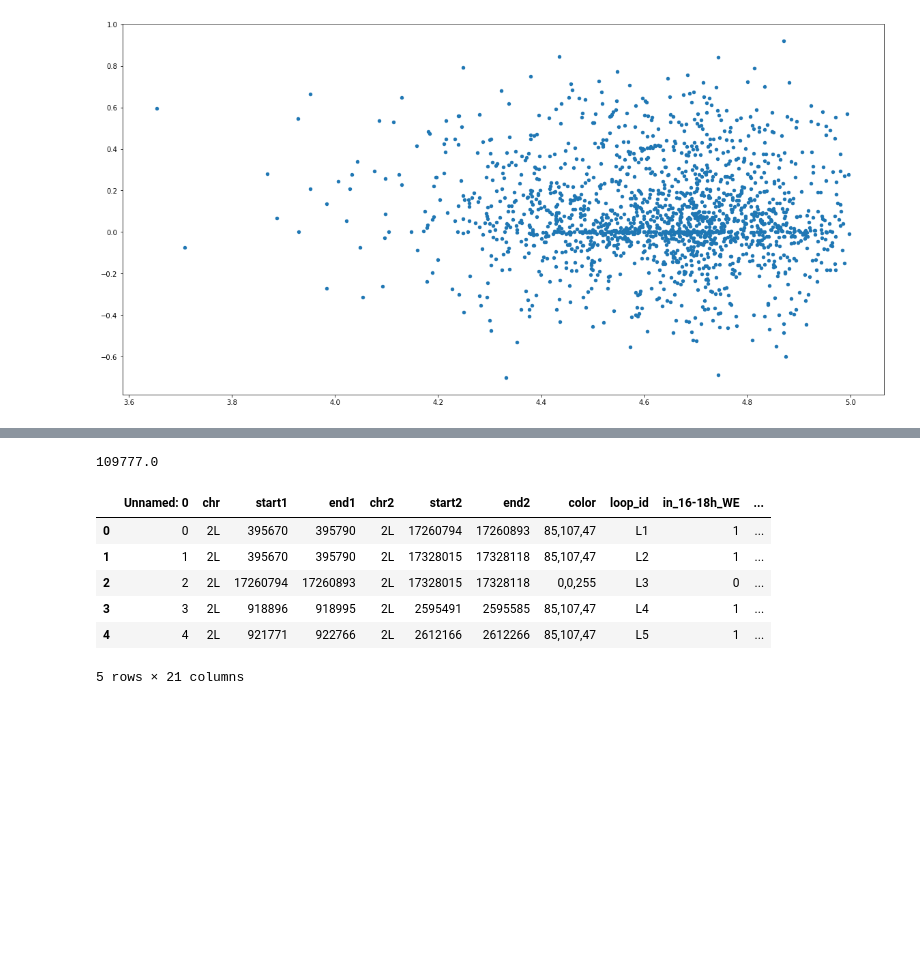
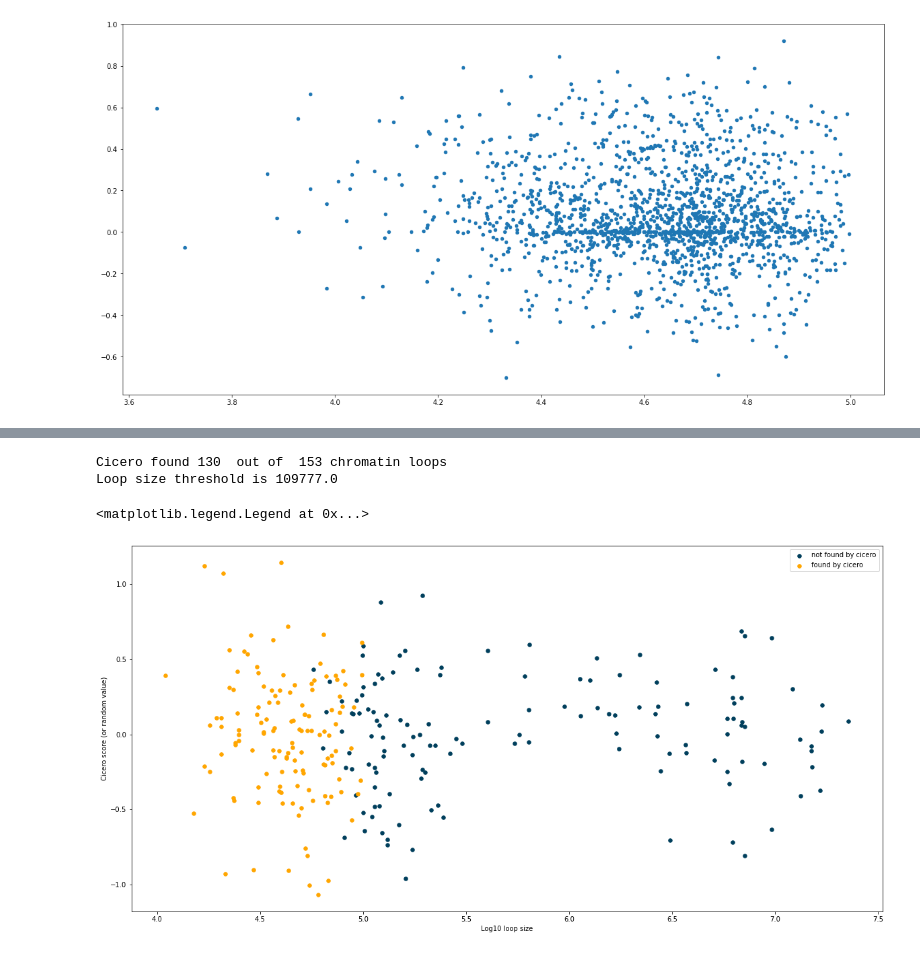
Before and after one commit to fishblish/enhancer-promoter-interactions, a Jupyter notebook: src/python/visualize_results.ipynb, the cells around one changed output, grey strips where cells are left out. Cells and saved outputs as stored; diff of their text form; code cells hidden in the pictures; blank space fills up the shorter version.

```diff
--- a/src/python/visualize_results.ipynb
+++ b/src/python/visualize_results.ipynb
@@ -118,19 +103,28 @@ results_bigger.shape
-# %%
-max(cicero['dist'])
-# %% [output]
-109777.0
-# %%
-seed = 42
-chromatin_loops_bigger_set['found_by_cicero'] = [0]*chromatin_loops_bigger_set.shape[0]
-chromatin_loops_bigger_set.loc[results_bigger['loop_index'], 'found_by_cicero'] = 1
-chromatin_loops_bigger_set['score'] = np.random.normal(loc=0, scale=0.4, size=chromatin_loops_bigger_set.shape[0])
-chromatin_loops_bigger_set.loc[results_bigger['loop_index'], 'score'] = results_bigger['score']
-chromatin_loops_bigger_set.head()
-# %% [output]
-|  | Unnamed: 0 | chr | start1 | end1 | chr2 | start2 | end2 | color | loop_id | in_16-18h_WE | ... |
-| 0 | 0 | 2L | 395670 | 395790 | 2L | 17260794 | 17260893 | 85,107,47 | L1 | 1 | ... |
-| 1 | 1 | 2L | 395670 | 395790 | 2L | 17328015 | 17328118 | 85,107,47 | L2 | 1 | ... |
-| 2 | 2 | 2L | 17260794 | 17260893 | 2L | 17328015 | 17328118 | 0,0,255 | L3 | 0 | ... |
-| 3 | 3 | 2L | 918896 | 918995 | 2L | 2595491 | 2595585 | 85,107,47 | L4 | 1 | ... |
-| 4 | 4 | 2L | 921771 | 922766 | 2L | 2612166 | 2612266 | 85,107,47 | L5 | 1 | ... |
-5 rows × 21 columns
+# %%
+seed = 42
+
+chromatin_loops_bigger_set['found_by_cicero'] = [0]*chromatin_loops_bigger_set.shape[0]
+chromatin_loops_bigger_set.loc[results_bigger['loop_index'], 'found_by_cicero'] = 1
+chromatin_loops_bigger_set['score'] = np.random.normal(loc=0, scale=0.4, size=chromatin_loops_bigger_set.shape[0])
+chromatin_loops_bigger_set.loc[results_bigger['loop_index']]['score'] = results_bigger.groupby('loop_index')['score'].mean().loc[results_bigger['loop_index']]
+chromatin_loops_bigger_set.head()
+
+plt.figure(figsize=(20,10))
+
+loops_in_results = chromatin_loops_bigger_set[chromatin_loops_bigger_set['found_by_cicero'] == 1]
+loops_outside_results = chromatin_loops_bigger_set[chromatin_loops_bigger_set['found_by_cicero'] == 0]
+print('Cicero found', chromatin_loops_bigger_set[chromatin_loops_bigger_set['found_by_cicero'] == 1].shape[0], ' out of ', chromatin_loops_bigger_set[chromatin_loops_bigger_set['dist']<= max(cicero['dist'])].shape[0], 'chromatin loops')
+print('Loop size threshold is', max(cicero['dist']))
+
+plt.scatter(np.log10(loops_outside_results['dist']), loops_outside_results['score'], color='#003f5c', s=30, label='not found by cicero')
+plt.scatter(np.log10(loops_in_results['dist']), loops_in_results['score'], color='#ffa600', s=30, label='found by cicero')
+
+
+plt.xlabel('Log10 loop size')
+plt.ylabel('Cicero score (or random value)')
+plt.legend()
+# %% [output]
+Cicero found 130  out of  153 chromatin loops
+Loop size threshold is 109777.0
+<matplotlib.legend.Legend at 0x...>
+[figure, added]
```
Also changed, not shown: parts of 15 cells of this notebook, 1 other file.
